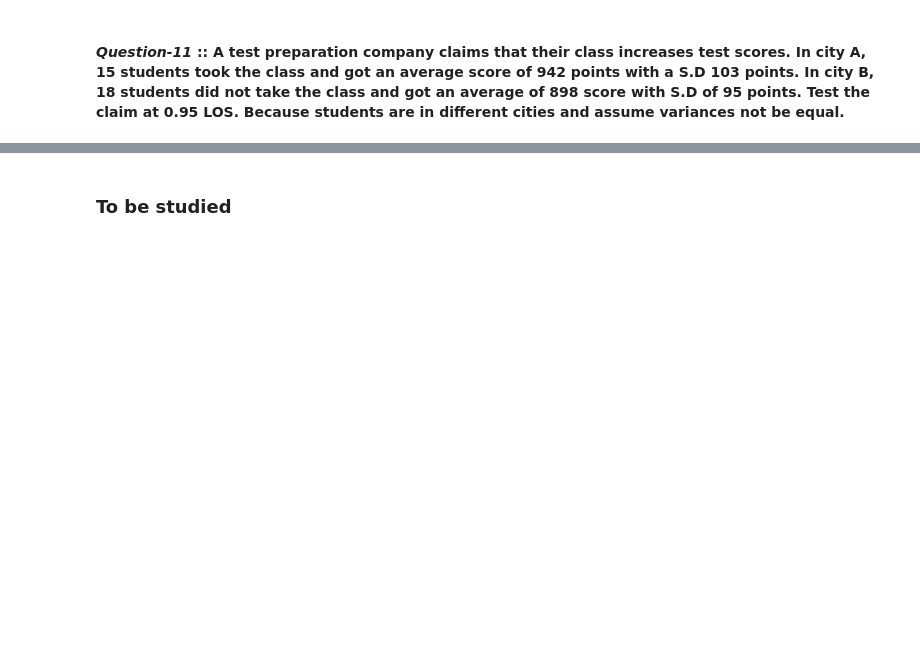
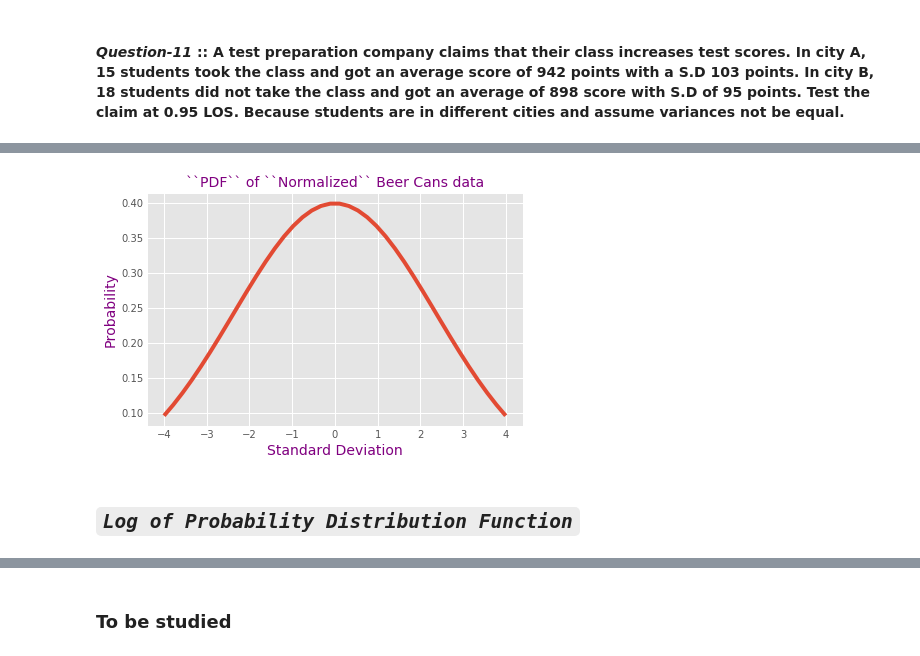
Before and after one commit to raj-shr-git/Statistical_testing_python, a Jupyter notebook: Stats_Practice.ipynb, the cells around one changed output, grey strips where cells are left out. Cells and saved outputs as stored; diff of their text form; code cells hidden in the pictures; blank space fills up the shorter version.

```diff
--- a/Stats_Practice.ipynb
+++ b/Stats_Practice.ipynb
@@ -880,0 +1191,2 @@ Researcher claim is right. Thus, rejected the Null Hypothesis at False L.O.C and
+# %%
+pdf_array = nm.pdf(beer_cans_production_progression_normalized,loc=0,scale=1)
@@ -880,0 +1204,14 @@ Researcher claim is right. Thus, rejected the Null Hypothesis at False L.O.C and
+# %%
+plt.style.use('ggplot')
+fig,ax = plt.subplots(1,1)
+
+# Plotting the Probability Distribution/Density Function
+ax.plot(x_axis_array,pdf_array)
+ax.set_title("``PDF`` of ``Normalized`` Beer Cans data",fontdict=font_style)
+ax.set_xlabel("Standard Deviation",fontdict=font_style)
+ax.set_ylabel("Probability",fontdict=font_style)
+plt.show()
+# %% [output]
+[figure, added]
+# %% [markdown]
+## ***``Log of Probability Distribution Function``***
```
Also changed, not shown: parts of 124 cells of this notebook, 3 other files.
